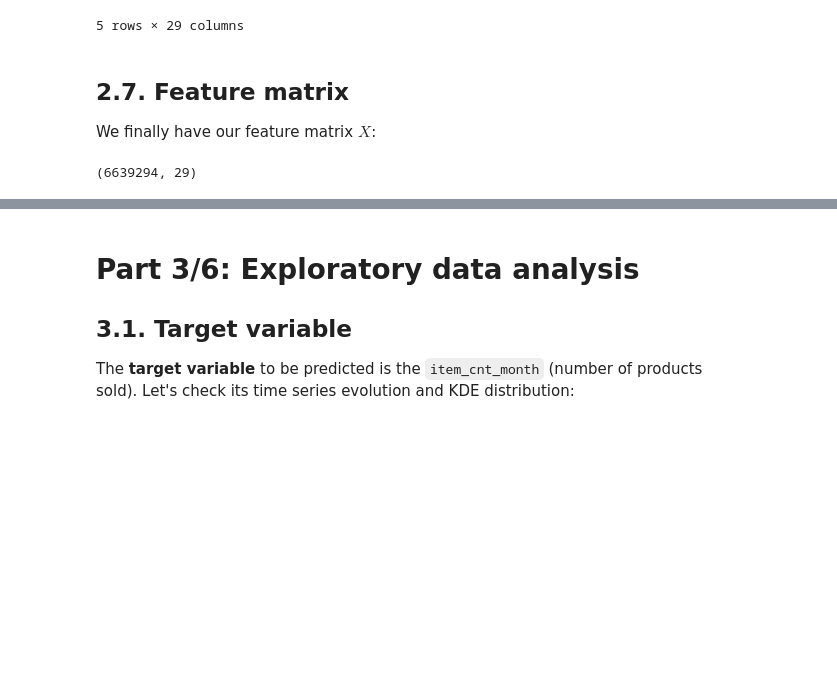
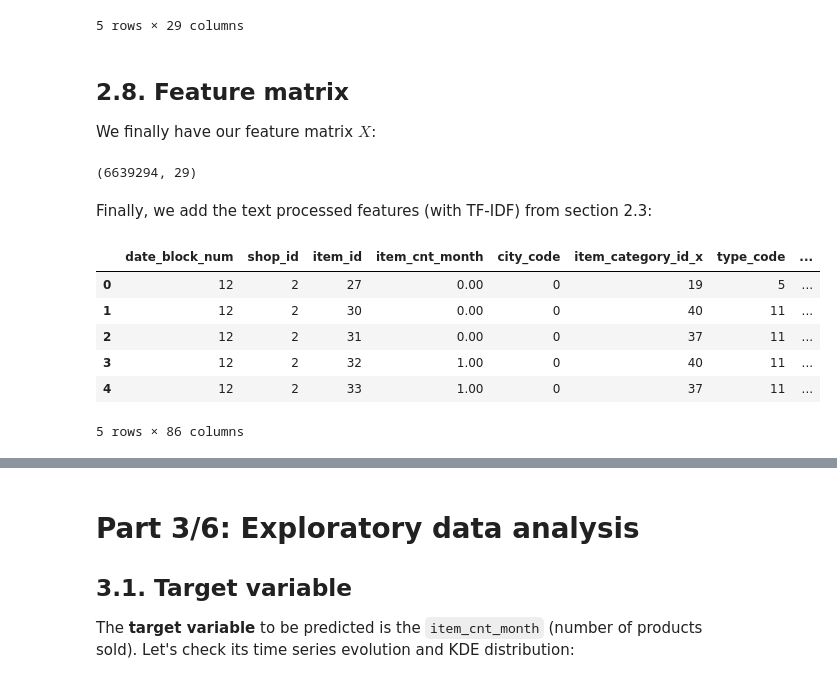
Before and after one commit to SJD1882/MOOC-Coursera-Advanced-Machine-Learning, a Jupyter notebook: 2 - How to Win a Data Science Competition/6 - Kaggle Competition Final Project/Assignment 6 - Kaggle Competition Final Project (Predict Future Sales).ipynb, the cells around one changed output, grey strips where cells are left out. Drawn from its saved outputs; the diff is of its cells as text; code cells hidden in the pictures; blank space fills up the shorter version.

```diff
--- a/2 - How to Win a Data Science Competition/6 - Kaggle Competition Final Project/Assignment 6 - Kaggle Competition Final Project (Predict Future Sales).ipynb
+++ b/2 - How to Win a Data Science Competition/6 - Kaggle Competition Final Project/Assignment 6 - Kaggle Competition Final Project (Predict Future Sales).ipynb
@@ -242,0 +248,15 @@ shops.head()
+# %%
+items1 = pd.read_csv(path+'items.csv')
+item_categories1 = pd.read_csv(path+'item_categories.csv')
+shops1 = pd.read_csv(path+'shops.csv')
+# %%
+# For items
+nb_features=25
+tfidf = text.TfidfVectorizer(max_features=nb_features)
+items1['item_name_len'] = items1['item_name'].map(len)  # Name lenth
+items1['item_name_wc'] = items1['item_name'].map(lambda x: len(str(x).split(' ')))  # Word Count
+txtFeatures = pd.DataFrame(tfidf.fit_transform(items1['item_name']).toarray())
+cols = txtFeatures.columns
+for i in range(nb_features):
+    items1['item_name_tfidf_' + str(i)] = txtFeatures[cols[i]]
+items1.head()
@@ -506,7 +563,7 @@ train4.head()
 | 4 | 0 | 0 | 32 | 6.00 | 29 | 40 | 11 | ... |
 5 rows × 29 columns
 # %% [markdown]
-## 2.7. Feature matrix
+## 2.8. Feature matrix
 
 We finally have our feature matrix $X$:
 # %%
@@ -519,6 +576,20 @@ for col in df.columns:
             df[col].fillna(0, inplace=True)
 # %% [output]
 (6639294, 29)
+# %% [markdown]
+Finally, we add the text processed features (with TF-IDF) from section 2.3:
+# %%
+df = pd.merge(df, items1, how='left', on='item_id')
+df = pd.merge(df, shops1, how='left', on='shop_id')
+df.head()
+# %% [output]
+|  | date_block_num | shop_id | item_id | item_cnt_month | city_code | item_category_id_x | type_code | ... |
+| 0 | 12 | 2 | 27 | 0.00 | 0 | 19 | 5 | ... |
+| 1 | 12 | 2 | 30 | 0.00 | 0 | 40 | 11 | ... |
+| 2 | 12 | 2 | 31 | 0.00 | 0 | 37 | 11 | ... |
+| 3 | 12 | 2 | 32 | 1.00 | 0 | 40 | 11 | ... |
+| 4 | 12 | 2 | 33 | 1.00 | 0 | 37 | 11 | ... |
+5 rows × 86 columns
 # %%
 df.columns.values
 # %% [output]
```
Also changed, not shown: parts of 79 cells of this notebook, 16 other files.
